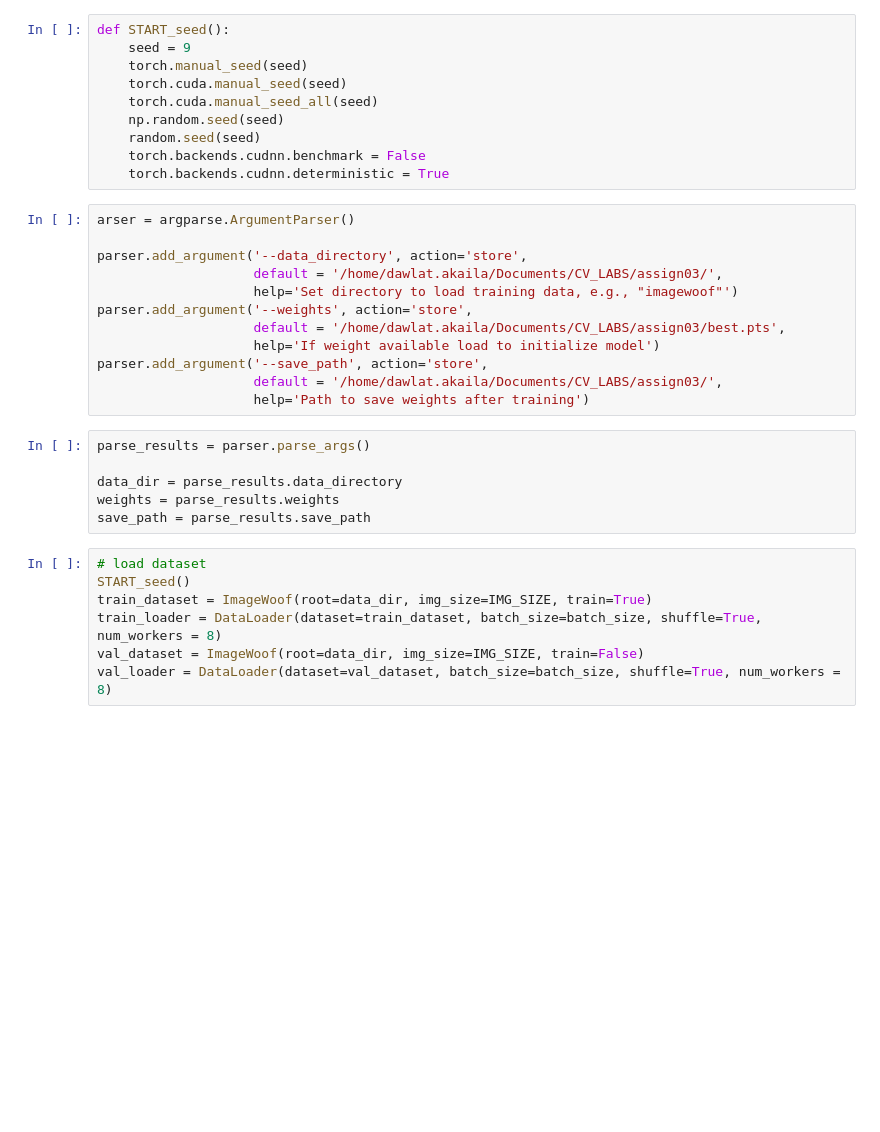
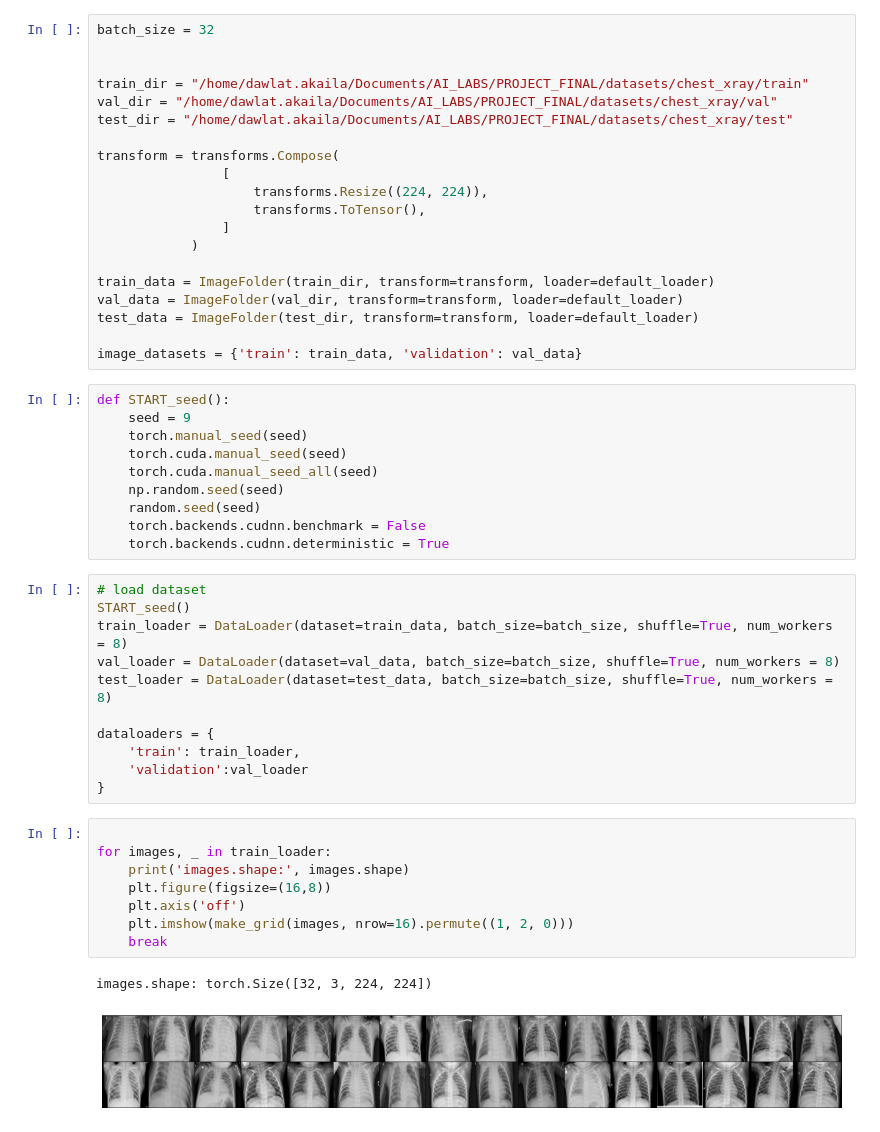
Before and after one commit to dawlattt/denoising-pneumonia, a Jupyter notebook: dataset.ipynb, the cells around one changed output. Saved outputs shown, nothing was run; the diff lists cells and outputs as text; blank space fills up the shorter version.

```diff
--- a/dataset.ipynb
+++ b/dataset.ipynb
@@ -51,3 +13,23 @@ class ImageWoof(ImageFolder):
+# %%
+batch_size = 32
+
+
+train_dir = "/home/dawlat.akaila/Documents/AI_LABS/PROJECT_FINAL/datasets/chest_xray/train"
+val_dir = "/home/dawlat.akaila/Documents/AI_LABS/PROJECT_FINAL/datasets/chest_xray/val"
+test_dir = "/home/dawlat.akaila/Documents/AI_LABS/PROJECT_FINAL/datasets/chest_xray/test"
+
+transform = transforms.Compose(
+                [
+                    transforms.Resize((224, 224)),
+                    transforms.ToTensor(),
+                ]
+            )
+
+train_data = ImageFolder(train_dir, transform=transform, loader=default_loader)
+val_data = ImageFolder(val_dir, transform=transform, loader=default_loader)
+test_data = ImageFolder(test_dir, transform=transform, loader=default_loader)
+
+image_datasets = {'train': train_data, 'validation': val_data}
 # %%
 def START_seed():
     seed = 9
@@ -58,28 +40,25 @@ def START_seed():
     random.seed(seed)
     torch.backends.cudnn.benchmark = False
     torch.backends.cudnn.deterministic = True
-# %%
-arser = argparse.ArgumentParser()
-
-parser.add_argument('--data_directory', action='store',
-                    default = '/home/dawlat.akaila/Documents/CV_LABS/assign03/',
-                    help='Set directory to load training data, e.g., "imagewoof"')
-parser.add_argument('--weights', action='store',
-                    default = '/home/dawlat.akaila/Documents/CV_LABS/assign03/best.pts',
-                    help='If weight available load to initialize model')
-parser.add_argument('--save_path', action='store',
-                    default = '/home/dawlat.akaila/Documents/CV_LABS/assign03/',
-                    help='Path to save weights after training')
-# %%
-parse_results = parser.parse_args()
-
-data_dir = parse_results.data_directory
-weights = parse_results.weights
-save_path = parse_results.save_path
 # %%
 # load dataset
 START_seed()
-train_dataset = ImageWoof(root=data_dir, img_size=IMG_SIZE, train=True)
-train_loader = DataLoader(dataset=train_dataset, batch_size=batch_size, shuffle=True, num_workers = 8)
-val_dataset = ImageWoof(root=data_dir, img_size=IMG_SIZE, train=False)
-val_loader = DataLoader(dataset=val_dataset, batch_size=batch_size, shuffle=True, num_workers = 8)
+train_loader = DataLoader(dataset=train_data, batch_size=batch_size, shuffle=True, num_workers = 8)
+val_loader = DataLoader(dataset=val_data, batch_size=batch_size, shuffle=True, num_workers = 8)
+test_loader = DataLoader(dataset=test_data, batch_size=batch_size, shuffle=True, num_workers = 8)
+
+dataloaders = {
+    'train': train_loader,
+    'validation':val_loader
+}
+# %%
+
+for images, _ in train_loader:
+    print('images.shape:', images.shape)
+    plt.figure(figsize=(16,8))
+    plt.axis('off')
+    plt.imshow(make_grid(images, nrow=16).permute((1, 2, 0)))
+    break
+# %% [output]
+images.shape: torch.Size([32, 3, 224, 224])
+[figure, added]
```
Also changed, not shown: parts of 12 cells of this notebook, 10 other files.
